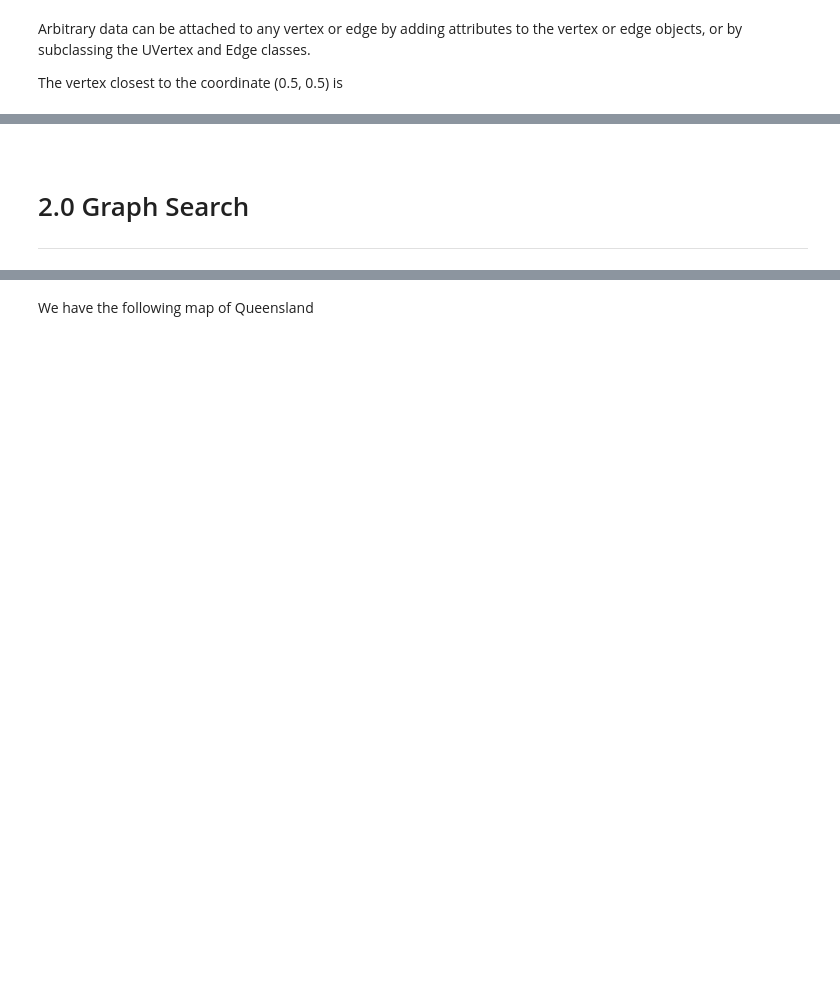
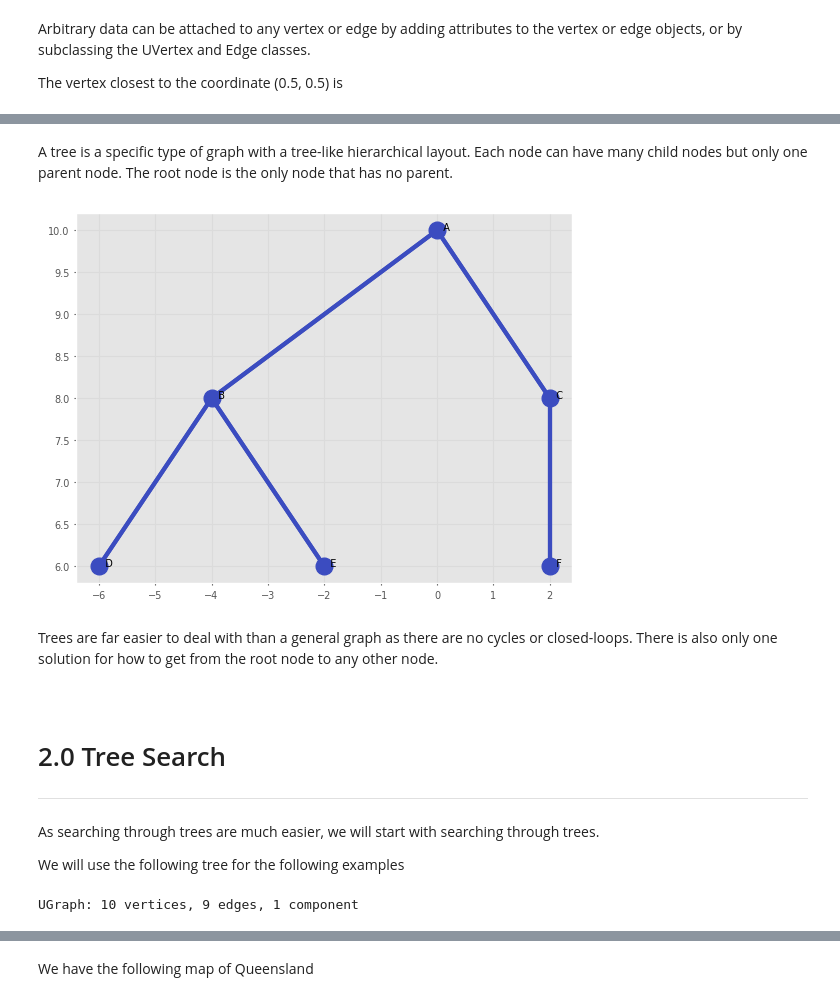
Before and after one commit to jhavl/spatialmathematics, a Jupyter notebook: 5 Graph Theory and Planning Algorithms.ipynb, the cells around one changed output, grey strips where cells are left out. Saved outputs shown, nothing was run; the diff lists cells and outputs as text; code cells hidden in the pictures; blank space fills up the shorter version.

```diff
--- a/5 Graph Theory and Planning Algorithms.ipynb
+++ b/5 Graph Theory and Planning Algorithms.ipynb
@@ -130,6 +131,63 @@ g.closest((0.5, 0.5))
+# %% [markdown]
+A tree is a specific type of graph with a tree-like hierarchical layout. Each node can have many child nodes but only one parent node. The root node is the only node that has no parent.
+# %%
+# Make a tree using PGraph
+
+g = pg.UGraph()
+g.add_vertex(name="A", coord=(0, 10))
+g.add_vertex(name="B", coord=(-4, 8))
+g.add_vertex(name="C", coord=(2, 8))
+g.add_vertex(name="D", coord=(-6, 6))
+g.add_vertex(name="E", coord=(-2, 6))
+g.add_vertex(name="F", coord=(2, 6))
+
+g.add_edge("A", "B")
+g.add_edge("A", "C")
+g.add_edge("B", "D")
+g.add_edge("B", "E")
+g.add_edge("C", "F")
+
+g.plot()
+# %% [output]
+[figure, added]
+# %% [markdown]
+Trees are far easier to deal with than a general graph as there are no cycles or closed-loops. There is also only one solution for how to get from the root node to any other node.
 # %% [markdown]
 <br>
 
 <a id='2'></a>
-# 2.0 Graph Search
+# 2.0 Tree Search
 ---
+# %% [markdown]
+As searching through trees are much easier, we will start with searching through trees.
+
+We will use the following tree for the following examples
+# %%
+ex_tree = pg.UGraph()
+ex_tree.add_vertex(name="A")
+ex_tree.add_vertex(name="B")
+ex_tree.add_vertex(name="C")
+ex_tree.add_vertex(name="D")
+ex_tree.add_vertex(name="E")
+ex_tree.add_vertex(name="F")
+ex_tree.add_vertex(name="G")
+ex_tree.add_vertex(name="H")
+ex_tree.add_vertex(name="I")
+ex_tree.add_vertex(name="J")
+
+ex_tree.add_edge("A", "B")
+ex_tree.add_edge("A", "C")
+ex_tree.add_edge("B", "D")
+ex_tree.add_edge("B", "E")
+ex_tree.add_edge("C", "F")
+ex_tree.add_edge("E", "G")
+ex_tree.add_edge("E", "H")
+ex_tree.add_edge("F", "I")
+ex_tree.add_edge("F", "J")
+
+print(ex_tree)
+
+# You can use the showgraph method to generate a PDF of the graph
+# tree.showgraph()
+# %% [output]
+UGraph: 10 vertices, 9 edges, 1 component
```
Also changed, not shown: parts of 68 cells of this notebook, 2 other files.
